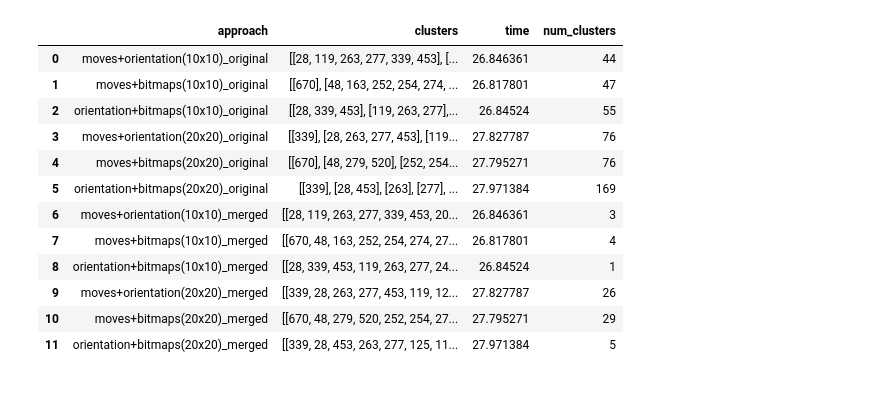
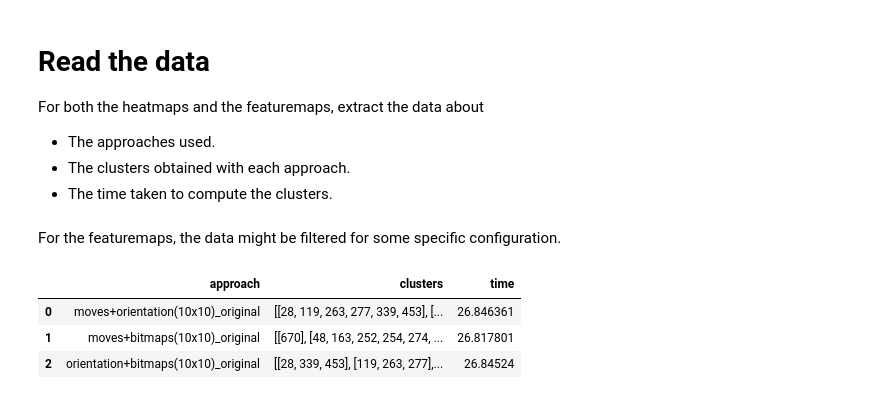
Before and after one commit to lodovicoazzini/unboxer, a Jupyter notebook: playground/explore_data.ipynb, the cells around one changed output. Drawn from its saved outputs; the diff is of its cells as text; code cells hidden in the pictures.

```diff
--- a/playground/explore_data.ipynb
+++ b/playground/explore_data.ipynb
@@ -1,38 +5,41 @@
+# %% [markdown]
+# Read the data
+For both the heatmaps and the featuremaps, extract the data about
+- The approaches used.
+- The clusters obtained with each approach.
+- The time taken to compute the clusters.
+# %% [markdown]
+For the featuremaps, the data might be filtered for some specific configuration.
 # %%
 import pandas as pd
 
 # Read the featuremaps clusters data
 featuremaps_df = pd.read_pickle('../logs/feature_combinations_clusters').reset_index()
 # Compute the total time
 featuremaps_df['time'] = featuremaps_df['map_time'] + featuremaps_df['features_extraction']
 featuremaps_df = featuremaps_df.drop(columns=['map_time', 'features_extraction'])
 
 # Get the original clusters
 featuremaps_original_clusters_df = pd.DataFrame(data = featuremaps_df[['approach', 'clusters_list', 'time']].values, columns=['approach', 'clusters', 'time'])
 featuremaps_original_clusters_df['approach'] = featuremaps_original_clusters_df['approach'].apply(lambda approach: approach + '_original')
 # Get the merged clusters
 featuremaps_merged_clusters_df = pd.DataFrame(data = featuremaps_df[['approach', 'merged_clusters_list', 'time']].values, columns=['approach', 'clusters', 'time'])
 featuremaps_merged_clusters_df['approach'] = featuremaps_merged_clusters_df['approach'].apply(lambda approach: approach + '_merged')
 # Add the clusters
 featuremaps_all_clusters_df = pd.concat([featuremaps_original_clusters_df, featuremaps_merged_clusters_df]).reset_index(drop=True)
-# Get the number of clusters
-featuremaps_all_clusters_df['num_clusters'] = featuremaps_all_clusters_df['clusters'].apply(len)
+
+# Filter for the desired approach
+featuremaps_all_clusters_df = featuremaps_all_clusters_df[
+    (featuremaps_all_clusters_df['approach'].str.contains('(10x10)')) &
+    (featuremaps_all_clusters_df['approach'].str.contains('original'))
+]
 
 featuremaps_all_clusters_df
 # %% [output]
-|  | approach | clusters | time | num_clusters |
-| 0 | moves+orientation(10x10)_original | [[28, 119, 263, 277, 339, 453], [... | 26.846361 | 44 |
-| 1 | moves+bitmaps(10x10)_original | [[670], [48, 163, 252, 254, 274, ... | 26.817801 | 47 |
-| 2 | orientation+bitmaps(10x10)_original | [[28, 339, 453], [119, 263, 277],... | 26.84524 | 55 |
-| 3 | moves+orientation(20x20)_original | [[339], [28, 263, 277, 453], [119... | 27.827787 | 76 |
-| 4 | moves+bitmaps(20x20)_original | [[670], [48, 279, 520], [252, 254... | 27.795271 | 76 |
-| 5 | orientation+bitmaps(20x20)_original | [[339], [28, 453], [263], [277], ... | 27.971384 | 169 |
-| 6 | moves+orientation(10x10)_merged | [[28, 119, 263, 277, 339, 453, 20... | 26.846361 | 3 |
-| 7 | moves+bitmaps(10x10)_merged | [[670, 48, 163, 252, 254, 274, 27... | 26.817801 | 4 |
-| 8 | orientation+bitmaps(10x10)_merged | [[28, 339, 453, 119, 263, 277, 24... | 26.84524 | 1 |
-| 9 | moves+orientation(20x20)_merged | [[339, 28, 263, 277, 453, 119, 12... | 27.827787 | 26 |
-| 10 | moves+bitmaps(20x20)_merged | [[670, 48, 279, 520, 252, 254, 27... | 27.795271 | 29 |
-| 11 | orientation+bitmaps(20x20)_merged | [[339, 28, 453, 263, 277, 125, 11... | 27.971384 | 5 |
+|  | approach | clusters | time |
+| 0 | moves+orientation(10x10)_original | [[28, 119, 263, 277, 339, 453], [... | 26.846361 |
+| 1 | moves+bitmaps(10x10)_original | [[670], [48, 163, 252, 254, 274, ... | 26.817801 |
+| 2 | orientation+bitmaps(10x10)_original | [[28, 339, 453], [119, 263, 277],... | 26.84524 |
 # %%
 import pandas as pd
 import ast
```
Also changed, not shown: parts of 8 cells of this notebook.
